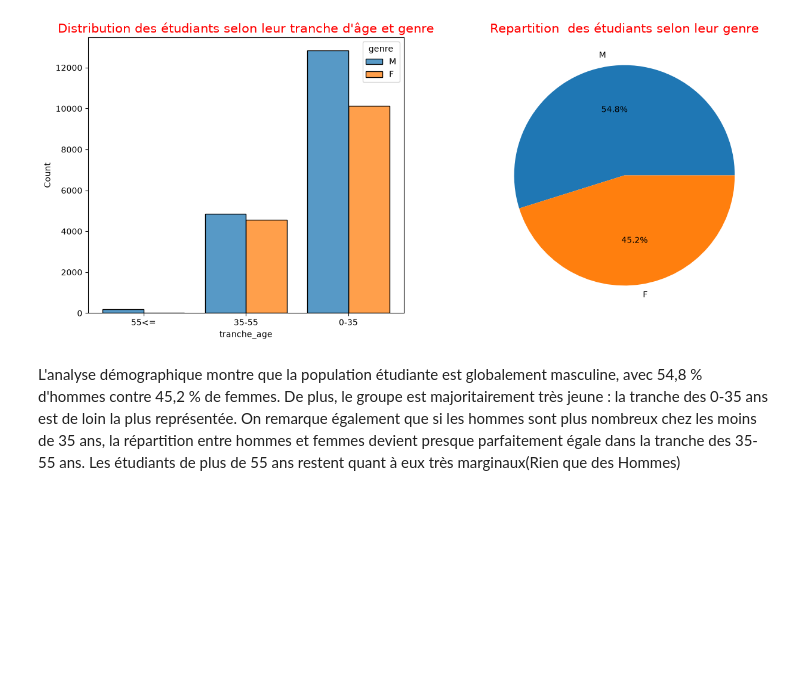
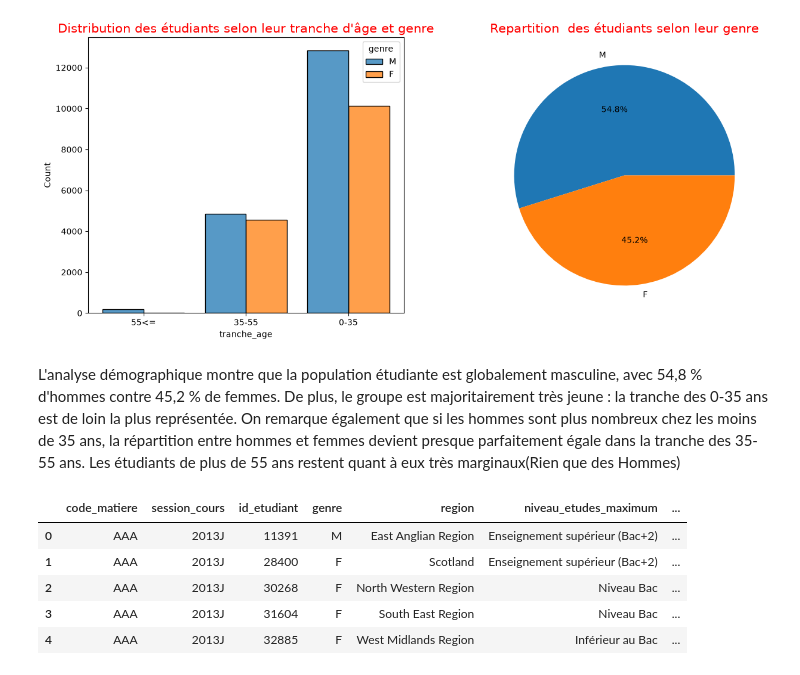
Before and after one commit to SAKPANI/Student-Success-Analytics, a Jupyter notebook: Student-Success-Analytics.ipynb, the cells around one changed output. Cells and saved outputs as stored; diff of their text form; code cells hidden in the pictures; blank space fills up the shorter version.

```diff
--- a/Student-Success-Analytics.ipynb
+++ b/Student-Success-Analytics.ipynb
@@ -485,3 +486,12 @@ plt.pie(profil_etudiants["genre"].value_counts(), labels=profil_etudiants["genre
 [figure]
 # %% [markdown]
 L'analyse démographique montre que la population étudiante est globalement masculine, avec 54,8 % d'hommes contre 45,2 % de femmes. De plus, le groupe est majoritairement très jeune : la tranche des 0-35 ans est de loin la plus représentée. On remarque également que si les hommes sont plus nombreux chez les moins de 35 ans, la répartition entre hommes et femmes devient presque parfaitement égale dans la tranche des 35-55 ans. Les étudiants de plus de 55 ans restent quant à eux très marginaux(Rien que des Hommes)
+# %%
+profil_etudiants.head()
+# %% [output]
+|  | code_matiere | session_cours | id_etudiant | genre | region | niveau_etudes_maximum | ... |
+| 0 | AAA | 2013J | 11391 | M | East Anglian Region | Enseignement supérieur (Bac+2) | ... |
+| 1 | AAA | 2013J | 28400 | F | Scotland | Enseignement supérieur (Bac+2) | ... |
+| 2 | AAA | 2013J | 30268 | F | North Western Region | Niveau Bac | ... |
+| 3 | AAA | 2013J | 31604 | F | South East Region | Niveau Bac | ... |
+| 4 | AAA | 2013J | 32885 | F | West Midlands Region | Inférieur au Bac | ... |
```
Also changed, not shown: parts of 18 cells of this notebook.
